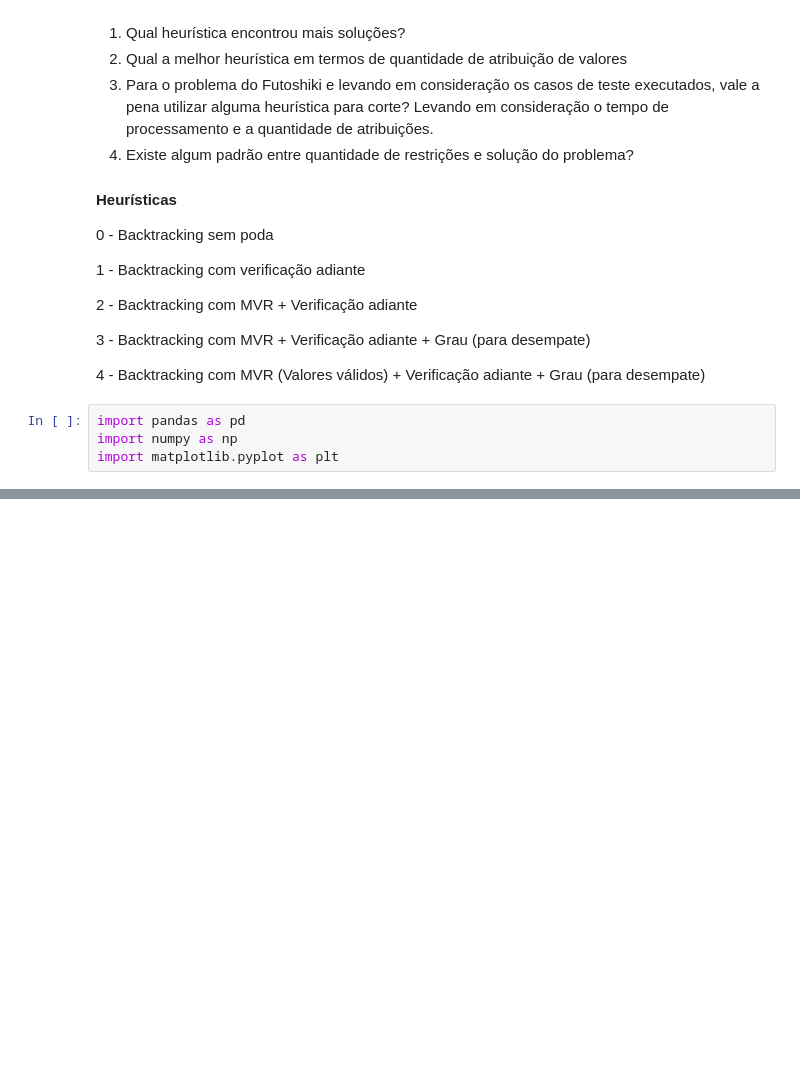
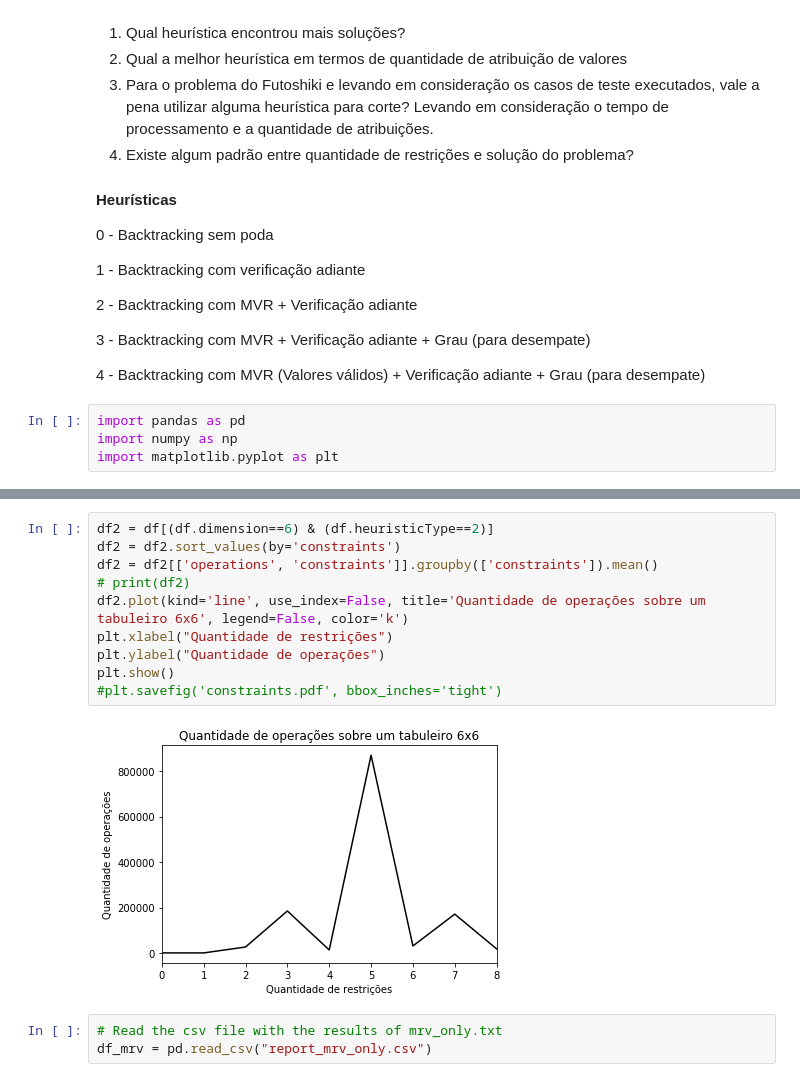
Before and after one commit to jadsonjjmo/FutoshikiSolver, a Jupyter notebook: plot/ReportFutoshikiSolver.ipynb, the cells around one changed output, grey strips where cells are left out. Drawn from its saved outputs; the diff is of its cells as text; blank space fills up the shorter version.

Commit message:
Update report generator

```diff
--- a/plot/ReportFutoshikiSolver.ipynb
+++ b/plot/ReportFutoshikiSolver.ipynb
@@ -37,3 +35,18 @@ plt.ylabel("Quantidade de casos")
 plt.show()
 # %% [output]
 [figure]
+# %%
+df2 = df[(df.dimension==6) & (df.heuristicType==2)]
+df2 = df2.sort_values(by='constraints')
+df2 = df2[['operations', 'constraints']].groupby(['constraints']).mean()
+# print(df2)
+df2.plot(kind='line', use_index=False, title='Quantidade de operações sobre um tabuleiro 6x6', legend=False, color='k')
+plt.xlabel("Quantidade de restrições")
+plt.ylabel("Quantidade de operações")
+plt.show()
+#plt.savefig('constraints.pdf', bbox_inches='tight')
+# %% [output]
+[figure, added]
+# %%
+# Read the csv file with the results of mrv_only.txt
+df_mrv = pd.read_csv("report_mrv_only.csv")
```
Also changed, not shown: parts of 5 cells of this notebook, 2 other files.
